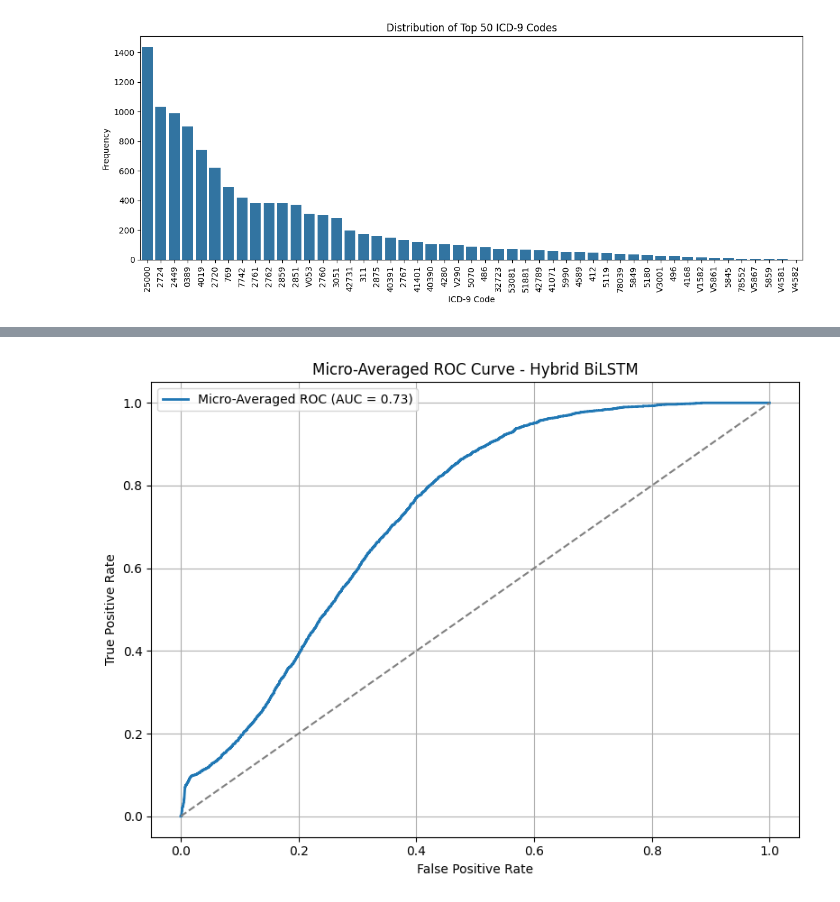
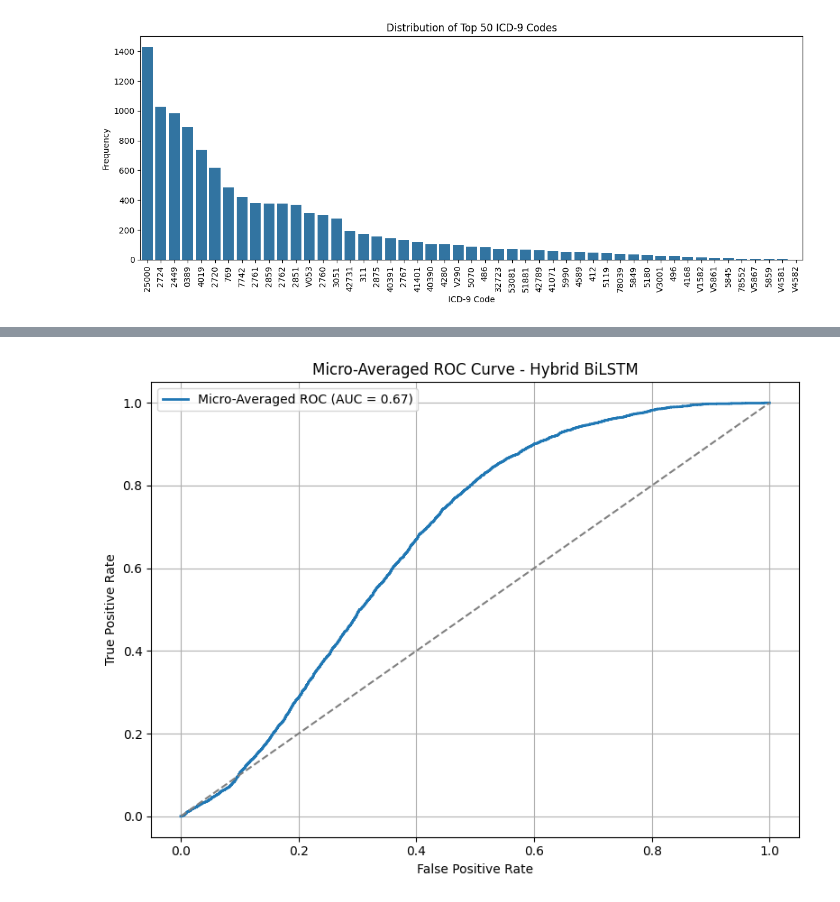
Before and after one commit to amarqez/BD4H, a Jupyter notebook: Vectorize & Train.ipynb, the cells around one changed output, grey strips where cells are left out. Cells and saved outputs as stored; diff of their text form; code cells hidden in the pictures.

```diff
--- a/Vectorize & Train.ipynb
+++ b/Vectorize & Train.ipynb
@@ -771,25 +1000,40 @@ plt.show()
 # %%
-from sklearn.metrics import f1_score, classification_report
+from sklearn.metrics import f1_score, classification_report, confusion_matrix
+import matplotlib.pyplot as plt
+import seaborn as sns
+import pandas as pd
+import numpy as np
 
 # Evaluate Hybrid Model
+model_hybrid.eval()
 y_true_hybrid, y_pred_hybrid = [], []
 
 with torch.no_grad():
     for inputs, targets in test_loader_hybrid:
+        inputs = inputs.to(device)
         outputs = model_hybrid(inputs)
-        preds = outputs.argmax(1)
+        preds = outputs.argmax(1).cpu().numpy()
         y_true_hybrid.extend(targets.numpy())
-        y_pred_hybrid.extend(preds.numpy())
+        y_pred_hybrid.extend(preds)
 
 # F1 Scores
 micro_f1_hybrid = f1_score(y_true_hybrid, y_pred_hybrid, average='micro')
 macro_f1_hybrid = f1_score(y_true_hybrid, y_pred_hybrid, average='macro')
-
 print(f"Hybrid BiLSTM → Micro F1: {micro_f1_hybrid:.4f}, Macro F1: {macro_f1_hybrid:.4f}")
 
-# Optional: Classification report
+# Save classification report
 report = classification_report(y_true_hybrid, y_pred_hybrid, output_dict=True)
 report_df = pd.DataFrame(report).transpose()
 report_df.to_csv("hybrid_classification_report.csv")
 print(report_df.head())
+
+# Confusion Matrix
+plt.figure(figsize=(10, 8))
+sns.heatmap(confusion_matrix(y_true_hybrid, y_pred_hybrid), cmap="Blues", annot=False, cbar=True)
+plt.title("Confusion Matrix (Hybrid BiLSTM)")
+plt.xlabel("Predicted Label")
+plt.ylabel("True Label")
+plt.tight_layout()
+plt.savefig("fig_hybrid_confusion_matrix.png", dpi=300)
+plt.show()
 # %% [output]
@@ -820,36 +1048,45 @@ plt.show()
 # %%
-from sklearn.metrics import roc_auc_score, roc_curve, auc
+from sklearn.metrics import roc_curve, auc
 import numpy as np
 import matplotlib.pyplot as plt
 
-# One-hot encode y_true_hybrid
-y_true_bin = np.zeros((len(y_true_hybrid), len(label_encoder.classes_)))
+# Use correct number of classes for hybrid label encoder
+num_classes = len(label_encoder_hybrid.classes_)
+
+# One-hot encode y_true
+y_true_bin = np.zeros((len(y_true_hybrid), num_classes))
 y_true_bin[np.arange(len(y_true_hybrid)), y_true_hybrid] = 1
 
 # Get prediction probabilities
 y_proba_hybrid = []
 model_hybrid.eval()
 with torch.no_grad():
     for inputs, _ in test_loader_hybrid:
+        inputs = inputs.to(device)
         outputs = model_hybrid(inputs)
         probs = torch.softmax(outputs, dim=1)
-        y_proba_hybrid.extend(probs.numpy())
+        y_proba_hybrid.extend(probs.cpu().numpy())
 
 y_proba_hybrid = np.array(y_proba_hybrid)
+
+# Sanity check
+assert y_true_bin.shape == y_proba_hybrid.shape, f"Mismatched shapes: {y_true_bin.shape} vs {y_proba_hybrid.shape}"
 
 # Micro-average ROC curve
 fpr, tpr, _ = roc_curve(y_true_bin.ravel(), y_proba_hybrid.ravel())
 roc_auc = auc(fpr, tpr)
 
+# Plot
 plt.figure(figsize=(8, 6))
 plt.plot(fpr, tpr, label=f"Micro-Averaged ROC (AUC = {roc_auc:.2f})", lw=2)
 plt.plot([0, 1], [0, 1], linestyle='--', color='gray')
 plt.title("Micro-Averaged ROC Curve - Hybrid BiLSTM")
 plt.xlabel("False Positive Rate")
 plt.ylabel("True Positive Rate")
 plt.legend()
 plt.grid(True)
 plt.tight_layout()
+plt.savefig("fig_hybrid_micro_roc_auc.png", dpi=300)
 plt.show()
 # %% [output]
-[figure, old version]
+[figure, new version]
```
Also changed, not shown: parts of 25 cells of this notebook, 1 other file.
